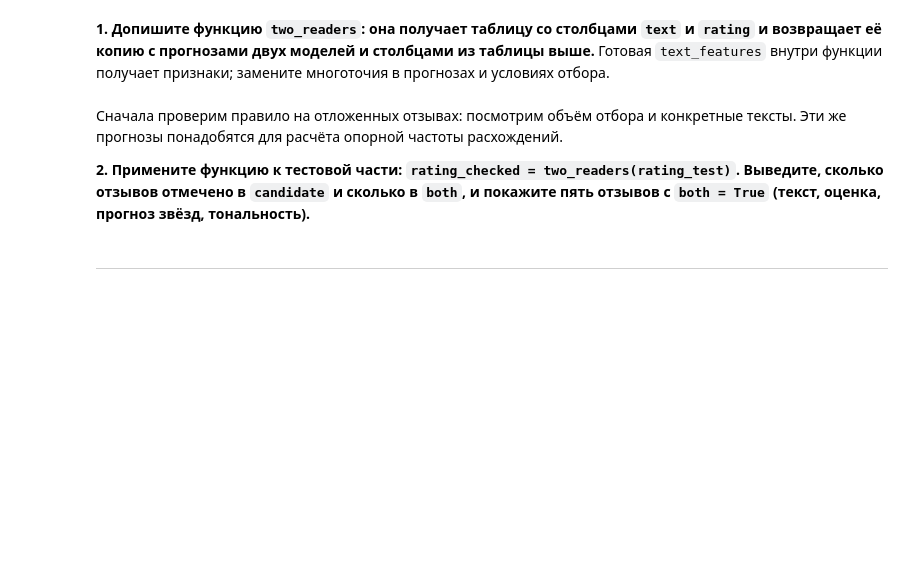
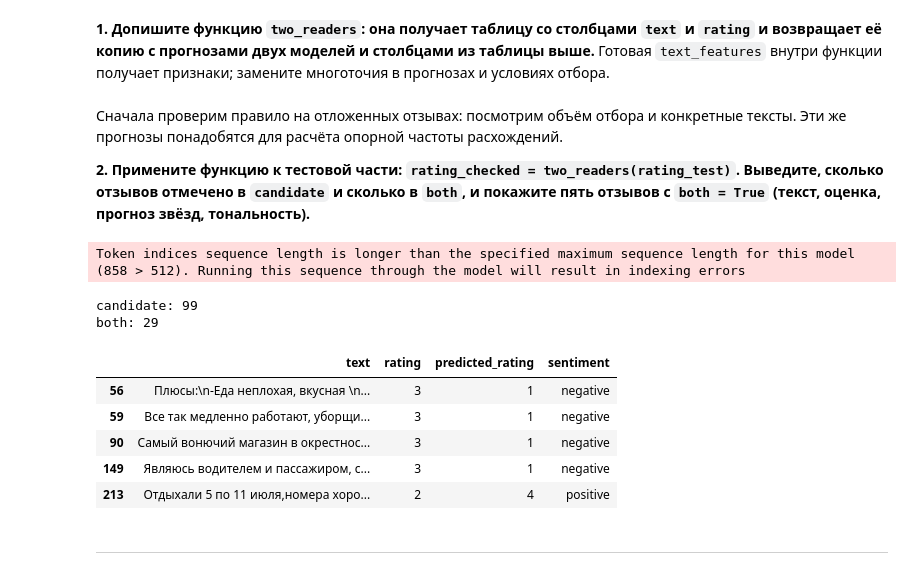
Before and after one commit to DinRazar/data-data, a Jupyter notebook: Работа 3.ipynb, the cells around one changed output. Saved outputs shown, nothing was run; the diff lists cells and outputs as text; code cells hidden in the pictures; blank space fills up the shorter version.

```diff
--- a/Работа 3.ipynb
+++ b/Работа 3.ipynb
@@ -888,0 +966,8 @@ def text_features(texts, representation, part):  # Признаки тексто
+# %%
+rating_texts = rating_train.text.tolist() + rating_valid.text.tolist() + rating_test.text.tolist()
+split_rating = [len(rating_train), len(rating_train) + len(rating_valid)]
+start = perf_counter()
+R_modern = text_features(rating_texts, modern_best, part=2)
+print('Время расчёта, с:', round(perf_counter() - start, 1))
+R_modern_train, R_modern_valid, R_modern_test = np.split(R_modern, split_rating)
+print('Размерность:', R_modern.shape)
@@ -905,3 +989,9 @@ rating_estimators = {
+# %%
+rating_estimators = {
+    'SVM RBF': SVC(C=1, kernel='rbf', class_weight='balanced', cache_size=512),
+    'LogReg': clone(base_models['LogReg']),
+    'LightGBM': clone(base_models['LightGBM']),  # или Random Forest
+}
 # %% [markdown]
 Готовый цикл обучает каждую связку на `rating_train` и оценивает на `rating_valid`. Для словарных признаков добавлены Multinomial и Complement NB. **MAE** — средняя абсолютная ошибка в звёздах: прогноз 2 при оценке 5 даёт ошибку 3.
 # %%
@@ -943,0 +1071,5 @@ rating_choices = [
+# %%
+rating_choices = [
+    ('TF-IDF', 'SVM RBF', 'svc__C', [0.3, 1, 3]),
+    (modern_best, 'LogReg', 'logisticregression__C', [0.1, 1, 10]),
+]
@@ -1009,3 +1181,18 @@ def two_readers(frame):  # Прогнозы двух моделей и приз
+# %%
+rating_checked = two_readers(rating_test)
+print('candidate:', rating_checked.candidate.sum())
+print('both:', rating_checked.both.sum())
+show(rating_checked.loc[rating_checked.both, ['text', 'rating', 'predicted_rating', 'sentiment']].head())
+# %% [output]
+Token indices sequence length is longer than the specified maximum sequence length for this model (858 > 512). Running this sequence through the model will result in indexing errors
+candidate: 99
+both: 29
+|  | text | rating | predicted_rating | sentiment |
+| 56 | Плюсы:\n-Еда неплохая, вкусная \n... | 3 | 1 | negative |
+| 59 | Все так медленно работают, уборщи... | 3 | 1 | negative |
+| 90 | Самый вонючий магазин в окрестнос... | 3 | 1 | negative |
+| 149 | Являюсь водителем и пассажиром, с... | 3 | 1 | negative |
+| 213 | Отдыхали 5 по 11 июля,номера хоро... | 2 | 4 | positive |
 # %% [markdown]
 ---
 # %% [markdown]
```
Also changed, not shown: parts of 45 cells of this notebook.
